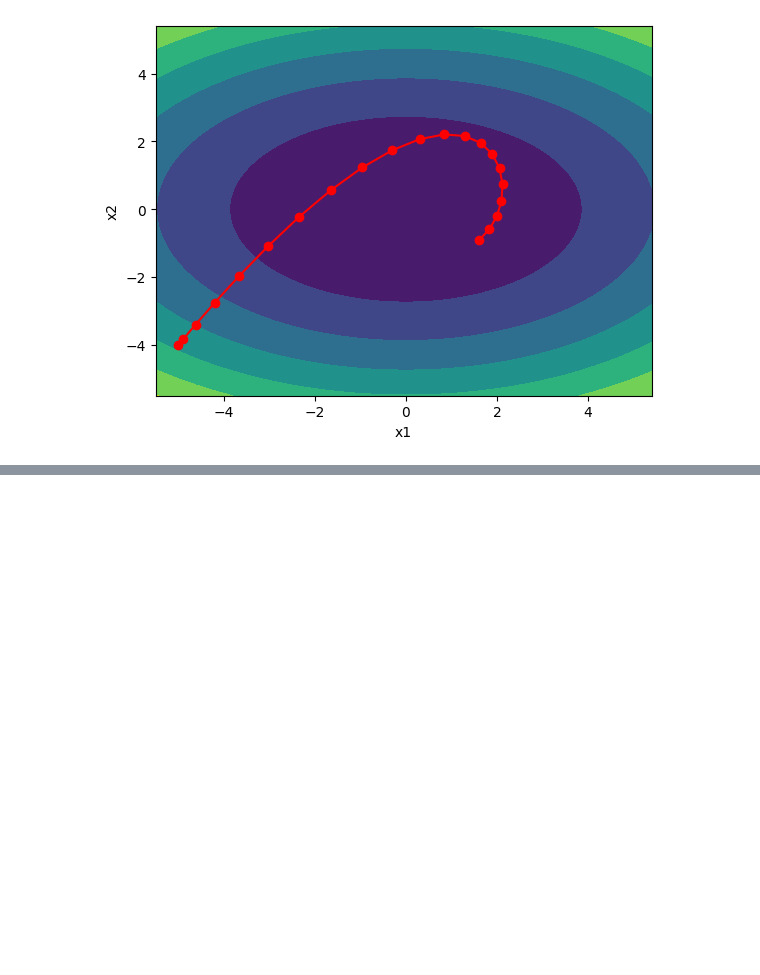
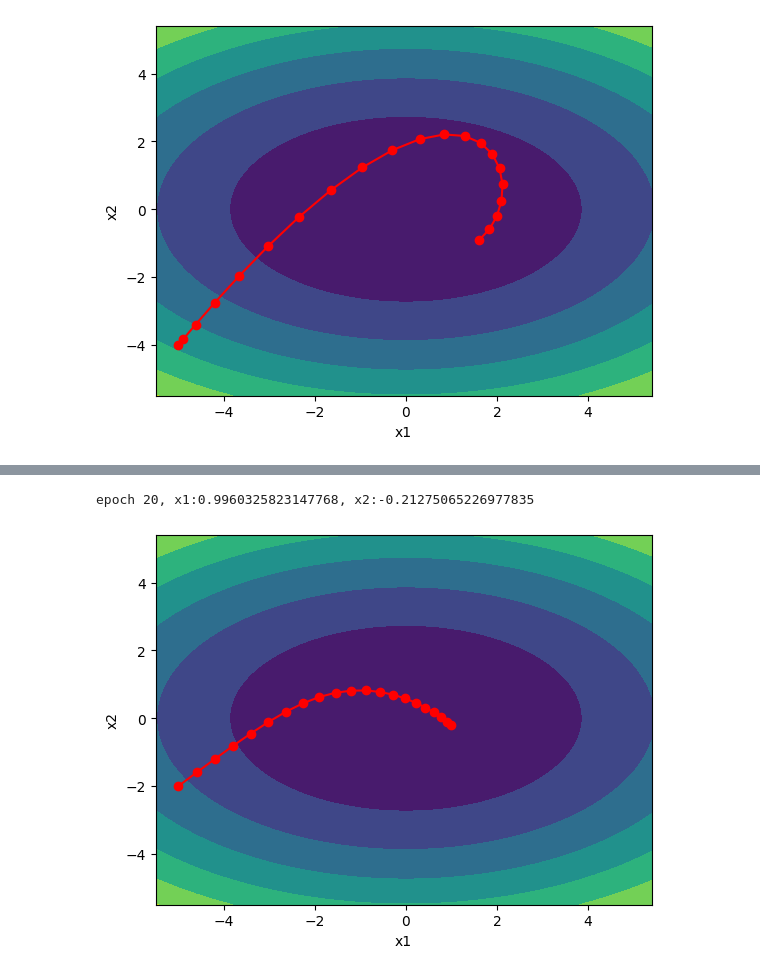
Before and after one commit to erfan-sadeghiii/Deep-Learning-exercises, a Jupyter notebook: 16_gradient_descent_optimizers.ipynb, the cells around one changed output, grey strips where cells are left out. Cells and saved outputs as stored; diff of their text form; code cells hidden in the pictures; blank space fills up the shorter version.

```diff
--- a/16_gradient_descent_optimizers.ipynb
+++ b/16_gradient_descent_optimizers.ipynb
@@ -156,0 +224,15 @@ epoch 20, x1:1.6148263020774718, x2:-0.8980800336432664
+# %%
+def search_adam(optimizer_adam, func_grad,rate, iterations=20):
+  x1, x2, s1, s2, r1, r2 = -5, -2, 0, 0, 0, 0
+  x_iterations = [(x1, x2)]
+  for t in range(iterations):
+    x1, x2, s1, s2, r1, r2 = optimizer_adam(x1, x2, s1, s2, r1, r2,rate, t, func_grad)
+    x_iterations.append((x1, x2))
+  print("epoch {}, x1:{}, x2:{}".format(t+1, x1, x2))
+  return x_iterations
+# %%
+opt = Optimizers("constant")
+search_path(func, search_adam(opt.adam, func_grad,0.4))
+# %% [output]
+epoch 20, x1:0.9960325823147768, x2:-0.21275065226977835
+[figure, added]
```
Also changed, not shown: parts of 7 cells of this notebook.
